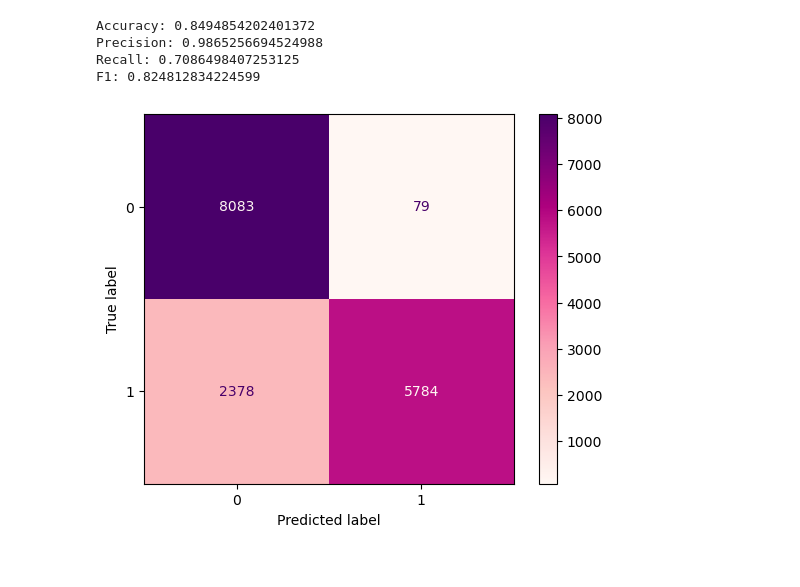
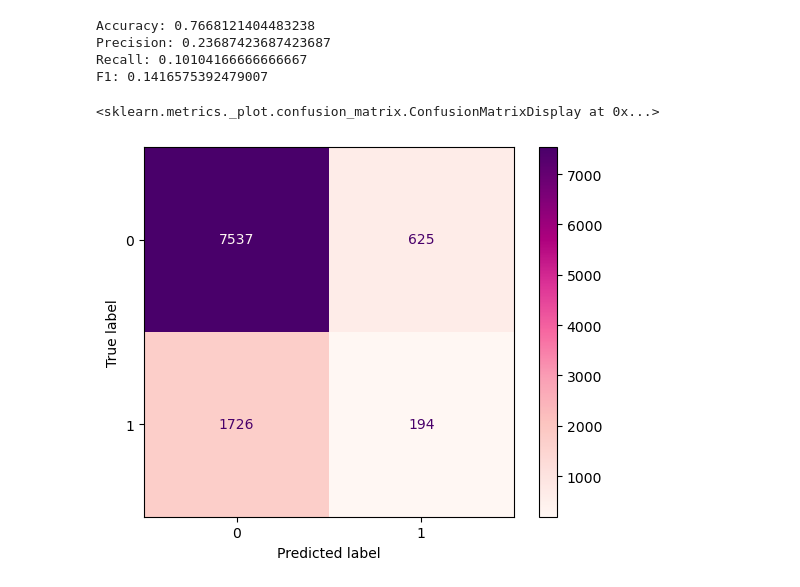
Before and after one commit to phthiessen/IU_CaseStudy, a Jupyter notebook: BaseLineModel.ipynb, the cells around one changed output. Cells and saved outputs as stored; diff of their text form; code cells hidden in the pictures.

Commit message:
refactored code to be a bit more succinct added unbalanced RF model for comparison

```diff
--- a/BaseLineModel.ipynb
+++ b/BaseLineModel.ipynb
@@ -65,19 +81,25 @@ smote_y_pred = smote_model.predict(X_test_smote)
-# %%
-accuracy = accuracy_score(y_test_smote, smote_y_pred)
-precision = precision_score(y_test_smote, smote_y_pred)
-recall = recall_score(y_test_smote, smote_y_pred)
-f1 = f1_score(y_test_smote, smote_y_pred)
-
-print(f"Accuracy: {accuracy}\nPrecision: {precision}\nRecall: {recall}\nF1: {f1}")
-# %% [output]
-Accuracy: 0.8494854202401372
-Precision: 0.9865256694524988
-Recall: 0.7086498407253125
-F1: 0.824812834224599
-# %%
-smote_cm = confusion_matrix(y_test_smote, smote_y_pred)
-disp = ConfusionMatrixDisplay(smote_cm)
-disp.plot(cmap='RdPu')
-plt.show()
-# %% [output]
-[figure, removed]
+# %%
+#Random forest model without SMOTE balanced classes
+rf_model = RandomForestClassifier(random_state=42)
+rf_model.fit(X_train, y_train)
+y_pred_rf_unbalanced = rf_model.predict(X_test)
+
+#assess accuracy
+accuracy_rf = accuracy_score(y_test, y_pred_rf_unbalanced)
+precision_rf = precision_score(y_test, y_pred_rf_unbalanced)
+recall_rf = recall_score(y_test, y_pred_rf_unbalanced)
+f1_rf = f1_score(y_test, y_pred_rf_unbalanced)
+
+print(f"Accuracy: {accuracy_rf}\nPrecision: {precision_rf}\nRecall: {recall_rf}\nF1: {f1_rf}")
+
+#display the confusion matrix
+rf_cm_unbalanced = confusion_matrix(y_test, y_pred_rf_unbalanced)
+disp = ConfusionMatrixDisplay(rf_cm_unbalanced)
+disp.plot(cmap='RdPu')
+# %% [output]
+Accuracy: 0.7668121404483238
+Precision: 0.23687423687423687
+Recall: 0.10104166666666667
+F1: 0.1416575392479007
+<sklearn.metrics._plot.confusion_matrix.ConfusionMatrixDisplay at 0x...>
+[figure, added]
```
Also changed, not shown: parts of 9 cells of this notebook.
